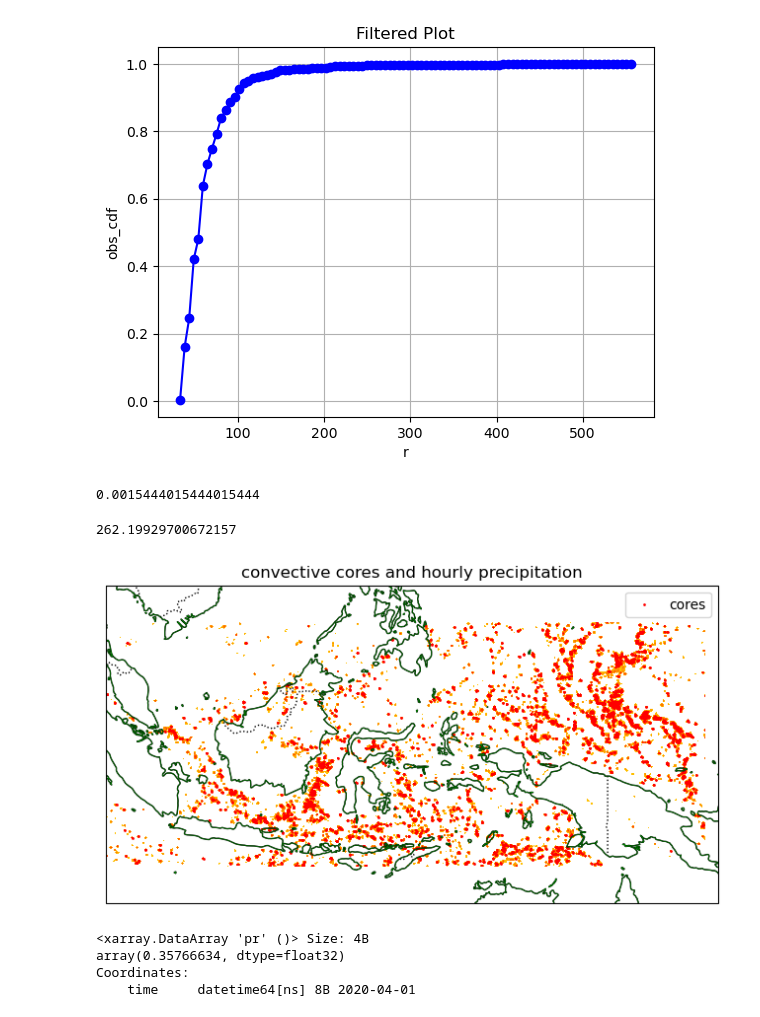
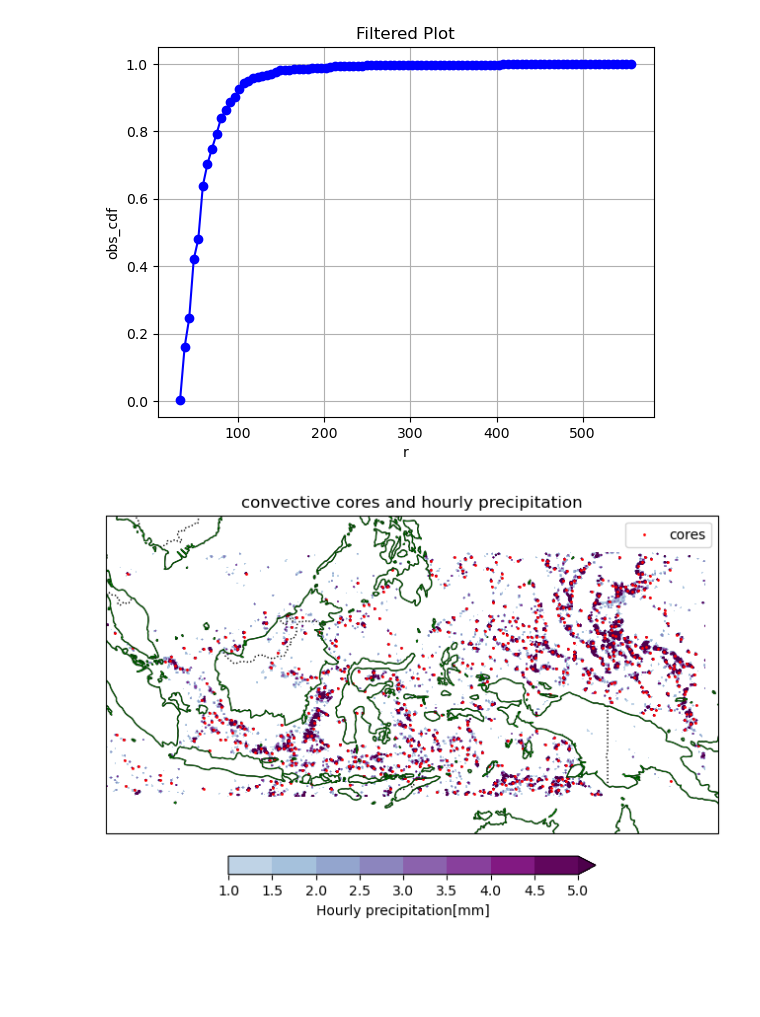
Before and after one commit to 21centuryweather/hk25-AusNode-DOCmeso, a Jupyter notebook: get_metrics/Yinglin/i_org_cal.ipynb, the cells around one changed output. Drawn from its saved outputs; the diff is of its cells as text; code cells hidden in the pictures; blank space fills up the shorter version.

Commit message:
Jupyter notebooks and figures got from them, mainly about convection cores and i_org

```diff
--- a/get_metrics/Yinglin/i_org_cal.ipynb
+++ b/get_metrics/Yinglin/i_org_cal.ipynb
@@ -10,7 +10,6 @@ import numpy as np
 # %%
 f = xr.open_dataset('/scratch/nf33/hk25_DOCmeso/ICON_interp/ICON_pr_z10_2020-04-01_MarCont.nc')
 conv_regions = f['pr'][0,:,:]
-cores = np.loadtxt('/g/data/w28/ym7079/Hackthon/DOC/hk25-AusNode-DOCmeso/get_metrics/Yinglin/ICON_cores/2020-04-01.txt')
-core_lat = cores[:673,1]
-core_lon = cores[:673,2]
+cores = np.loadtxt('/g/data/w28/ym7079/Hackthon/DOC/hk25-AusNode-DOCmeso/get_metrics/Yinglin/2020-04-01.txt')
+core_snap0 = cores[cores[:, 0] == 0] # until 673 for the first snapshot
 f.close()
@@ -51,11 +55,3 @@ plt.grid(True)
 plt.show()
 # %% [output]
 [figure]
-# %%
-np.min(obs_cdf)
-# %% [output]
-0.0015444015444015444
-# %%
-np.max(r)
-# %% [output]
-262.19929700672157
@@ -68,10 +62,10 @@ import cartopy.feature as cfeature
 import cartopy
 
 data_proj = ccrs.PlateCarree()
-# 创建带投影的地图画布
+
 fig, ax = plt.subplots(figsize=(8, 6), subplot_kw={'projection': ccrs.PlateCarree()})
 
-# 添加地理要素
+
 ax.coastlines()
 ax.add_feature(cfeature.BORDERS, linestyle=':')
 ax.add_feature(cartopy.feature.OCEAN, color='white', zorder=0)
@@ -80,50 +74,45 @@ ax.add_feature(cartopy.feature.LAND, color='white',zorder=0,
 ax.coastlines(resolution='50m', linewidth=0.5, color='green')
 
 
-# 设置范围（根据你数据的分布来设定）
+# set extent
 ax.set_extent([100, 150, -13, 13], crs=ccrs.PlateCarree())
 
-# 添加标题和图例
+# add title and legend
 ax.set_title('convective cores and hourly precipitation')
+
+# the following is to
 #ax.set_title('convective cores')
 # c = ax.contourf(conv_regions.lon, conv_regions.lat,conv_regions*3600 > 5, cmap='Greys_r', #autumn_r',
 #                 vmin = 0,
 #                 vmax = 1,
 #                 levels=[1,1.5,2,5,10,15,20],
 #                extend='max',transform=data_proj)
 # c = ax.contourf(
 #     conv_regions.lon, conv_regions.lat,
 #     (conv_regions * 3600 > 5).astype(int),  # 转成 0/1 整数
 #     cmap='Greys',
 #     levels=[-0.5, 0.5, 1.5],  # 区分 0 和 1 的色阶
 #     transform=data_proj
 # )
 conv_hourly = conv_regions * 3600
 
 c = ax.contourf(
     conv_regions.lon, conv_regions.lat,
     conv_hourly,
-    cmap='autumn_r',
+    cmap='BuPu',
     levels=[1, 1.5, 2,2.5,3,3.5,4,4.5, 5],
     vmin=0,
     vmax=5,
     extend='max',
     transform=data_proj
 )
 
-# 画点
-ax.scatter(core_lon, core_lat, color='red', s=1, transform=ccrs.PlateCarree(), label='cores')
-#cbar = plt.colorbar(c,pad=0.05,orientation='horizontal',shrink=0.6)
-#cbar.set_label('Hourly precipitation[mm]')
+# plot
+ax.scatter(core_snap0[:,2], core_snap0[:,1], color='red', s=1, transform=ccrs.PlateCarree(), label='cores')
+cbar = plt.colorbar(c,pad=0.05,orientation='horizontal',shrink=0.6)
+cbar.set_label('Hourly precipitation[mm]')
 ax.legend()
 plt.savefig('/g/data/w28/ym7079/Hackthon/DOC/hk25-AusNode-DOCmeso/get_metrics/Yinglin/ICON_cores/iorg_2020-04-01_00.png',dpi=300, bbox_inches='tight', transparent=False,format='png')
 plt.show()
 # %% [output]
-[figure, old version]
+[figure, new version]
-# %%
-print(np.mean(conv_regions*3600))
-# %% [output]
-<xarray.DataArray 'pr' ()> Size: 4B
-array(0.35766634, dtype=float32)
-Coordinates:
-    time     datetime64[ns] 8B 2020-04-01
```
Also changed, not shown: parts of 8 cells of this notebook, 9 other files.
